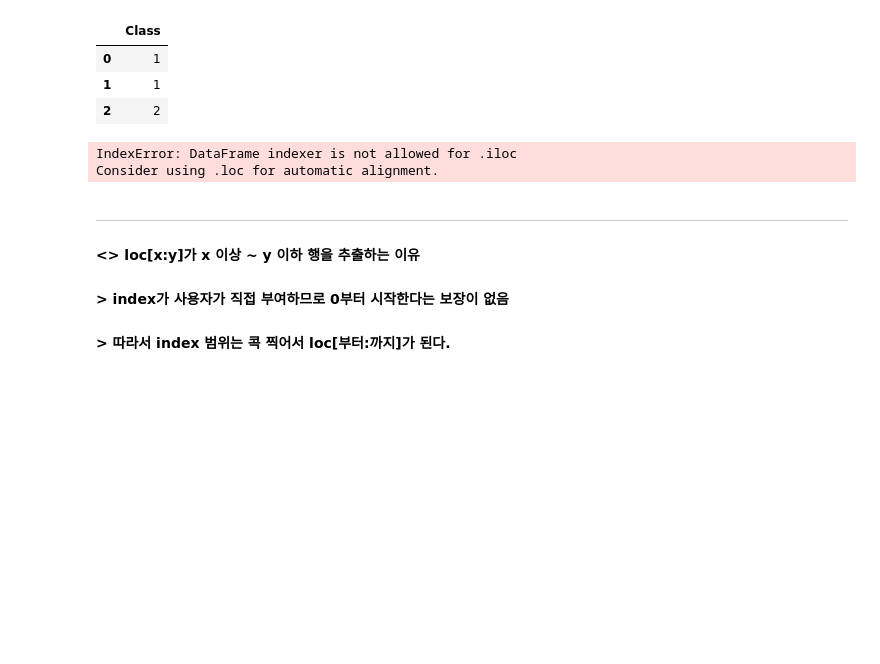
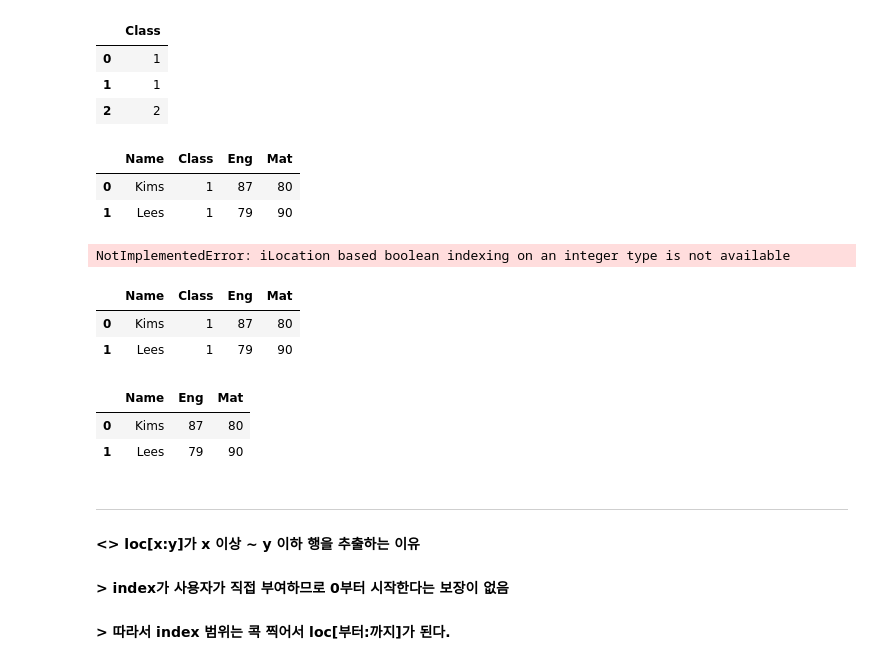
Before and after one commit to dndxor/BCDA, a Jupyter notebook: Ch04_DataFrame.ipynb, the cells around one changed output. Saved outputs shown, nothing was run; the diff lists cells and outputs as text; code cells hidden in the pictures; blank space fills up the shorter version.

```diff
--- a/Ch04_DataFrame.ipynb
+++ b/Ch04_DataFrame.ipynb
@@ -406,10 +432,27 @@ df.iloc[:, [1]]
 | 1 | 1 |
 | 2 | 2 |
 # %%
-df.iloc[df.iloc[:, [1]] == 1]
+df.loc[df['Class'] == 1]
 # %% [output]
-IndexError: DataFrame indexer is not allowed for .iloc
-Consider using .loc for automatic alignment.
+|  | Name | Class | Eng | Mat |
+| 0 | Kims | 1 | 87 | 80 |
+| 1 | Lees | 1 | 79 | 90 |
+# %%
+df.iloc[df['Class'] == 1]
+# %% [output]
+NotImplementedError: iLocation based boolean indexing on an integer type is not available
+# %%
+df[df['Class'] == 1]  #df['Class'] == 1인 행 선택하여 데이터 프레임 구성
+# %% [output]
+|  | Name | Class | Eng | Mat |
+| 0 | Kims | 1 | 87 | 80 |
+| 1 | Lees | 1 | 79 | 90 |
+# %%
+df[df['Class'] == 1].iloc[:, [0, 2, 3]]
+# %% [output]
+|  | Name | Eng | Mat |
+| 0 | Kims | 87 | 80 |
+| 1 | Lees | 79 | 90 |
 # %% [markdown]
 ----
 #### **<> loc[x:y]가 x 이상 ~ y 이하 행을 추출하는 이유**
```
Also changed, not shown: parts of 38 cells of this notebook, 1 other file.
